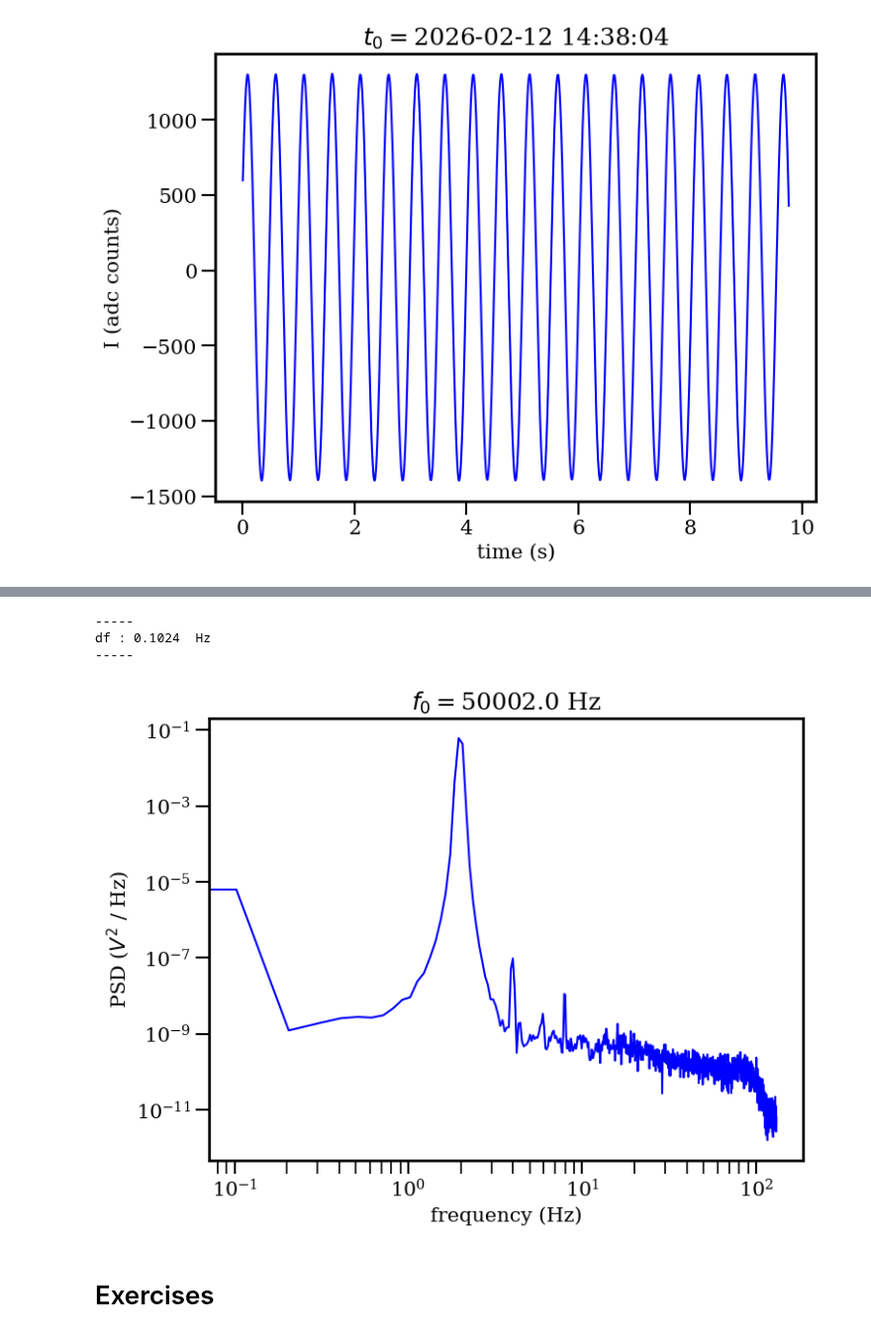
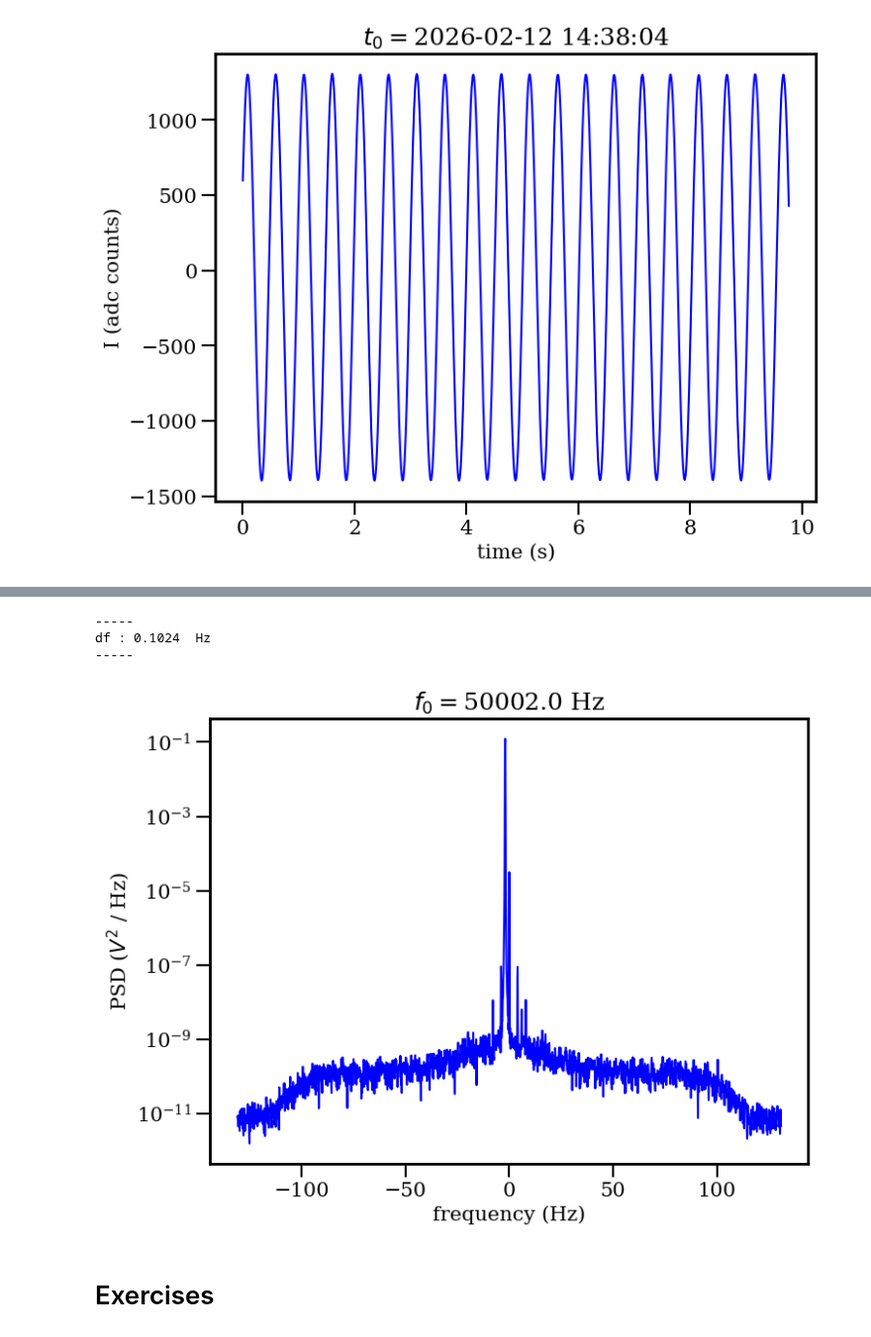
Before and after one commit to Lab5015/BAWSHA, a Jupyter notebook: tutorials/gwReader.ipynb, the cells around one changed output, grey strips where cells are left out. Shown at 99% size. Saved outputs shown, nothing was run; the diff lists cells and outputs as text; code cells hidden in the pictures.

```diff
--- a/tutorials/gwReader.ipynb
+++ b/tutorials/gwReader.ipynb
@@ -313,35 +323,38 @@ plt.show()
 # %%
 # Given a resonance, plot the PSD of the recorded data
 
 resonance_label = "50002"
 #==========================
 
 dic = reader.get_reso_data(Tname=resonance_label)[0]
 
-t, I , Q = reader.get_IQ(dic)
+t, z = reader.get_IQ(dic)
+
 
 npt = dic["i"].shape[1]
 
-f, Pxx_den = signal.welch(I, dic["fs"], nperseg=npt,scaling="density")
+f, Pxx_den = signal.welch(z, dic["fs"], nperseg=npt,scaling="density",return_onesided=False)
 print("-----")
 print("df :",f[1]-f[0], " Hz")
 print("-----")
 
+i_sort =np.argsort(f)
+
 label = r"$f_0 = $"
 label += str(dic["LO_frequency"]) + " Hz"
 plt.title(label)
-plt.plot(f,Pxx_den,c="b")
+plt.plot(f[i_sort],Pxx_den[i_sort],c="b")
 plt.xlabel("frequency (Hz)")
 plt.ylabel(r"PSD ($V^2$ / Hz)")
-plt.xscale("log")
+#plt.xscale("log")
 plt.yscale("log")
 
 plt.show()
 # %% [output]
 -----
 df : 0.1024  Hz
 -----
-[figure, old version]
+[figure, new version]
 # %% [markdown]
 # Exercises
 # %%
```
Also changed, not shown: parts of 3 cells of this notebook.
